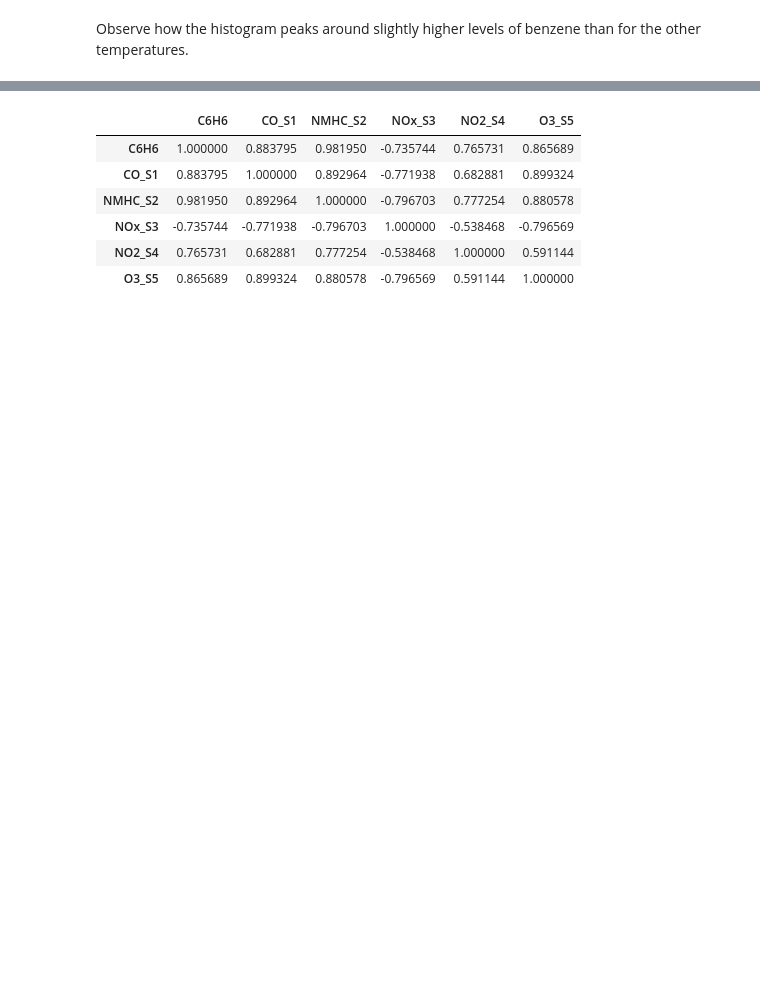
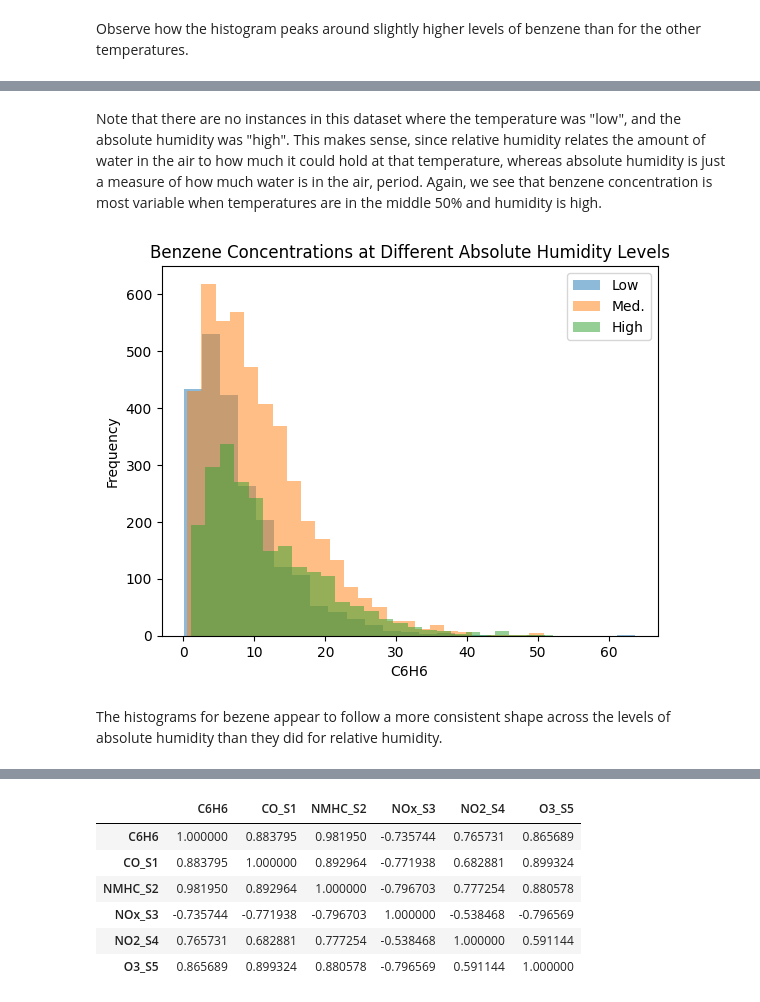
Before and after one commit to YefridC09/ST-554-Project1-Template, a Jupyter notebook: Task2/st554_project1_task2.ipynb, the cells around one changed output, grey strips where cells are left out. Cells and saved outputs as stored; diff of their text form; code cells hidden in the pictures; blank space fills up the shorter version.

```diff
--- a/Task2/st554_project1_task2.ipynb
+++ b/Task2/st554_project1_task2.ipynb
@@ -377,0 +552,8 @@ Start to investigate correlations
+# %% [markdown]
+Note that there are no instances in this dataset where the temperature was "low", and the absolute humidity was "high". This makes sense, since relative humidity relates the amount of water in the air to how much it could hold at that temperature, whereas absolute humidity is just a measure of how much water is in the air, period. Again, we see that benzene concentration is most variable when temperatures are in the middle 50% and humidity is high.
+# %%
+hist_levels("AH_levels", "C6H6", xlabel = "C6H6", title = "Benzene Concentrations at Different Absolute Humidity Levels")
+# %% [output]
+[figure, added]
+# %% [markdown]
+The histograms for bezene appear to follow a more consistent shape across the levels of absolute humidity than they did for relative humidity.
```
Also changed, not shown: parts of 54 cells of this notebook.
